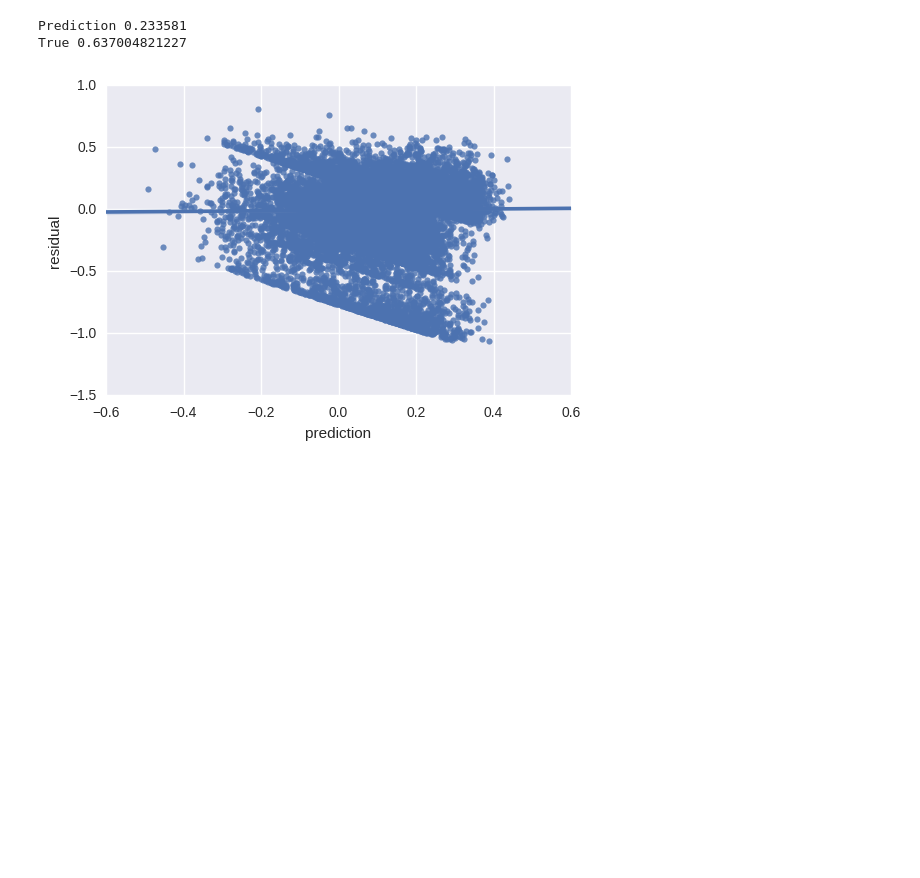
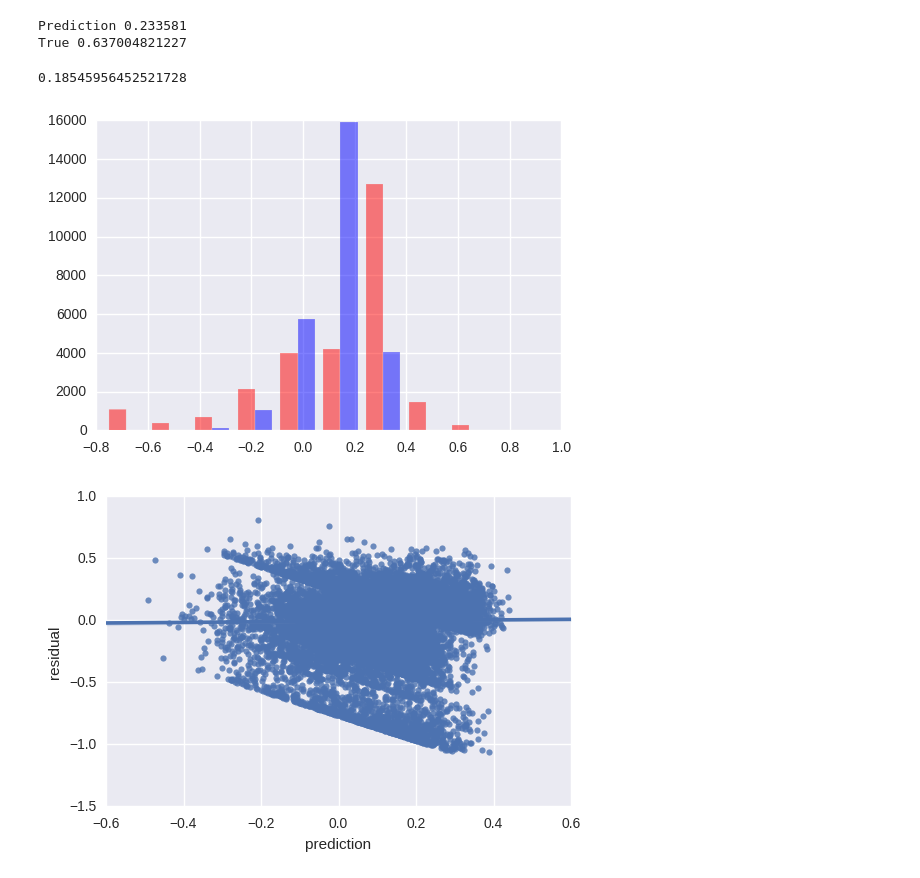
Before and after one commit to Robinlovelace/mlCars, a Jupyter notebook: Python/Regression_toolkit.ipynb, the cells around one changed output. Drawn from its saved outputs; the diff is of its cells as text; code cells hidden in the pictures; blank space fills up the shorter version.

Commit message:
Changed performance metric to R2 and changed Deep MLP to predict response not car

```diff
--- a/Python/Regression_toolkit.ipynb
+++ b/Python/Regression_toolkit.ipynb
@@ -426,6 +448,16 @@ plotdf = df.loc[testidx, :]
 
 plotdf.loc[:, "prediction"] = clf.predict(plotdf.loc[:, predictors].values)
 plotdf.loc[:, "residual"] = plotdf.loc[:, "response"] - plotdf.loc[:, "prediction"]
+# %%
+r2_score(plotdf[["response"]], plotdf[["prediction"]])
+# %% [output]
+0.18545956452521728
+# %%
+import seaborn as sns
+plt.hist([plotdf.loc[:, "response"], plotdf.loc[:, "prediction"]], color=['r','b'], alpha=0.5)
+plt.show()
+# %% [output]
+[figure, added]
 # %%
 import seaborn as sns
 
```
Also changed, not shown: parts of 11 cells of this notebook, 1 other file.
